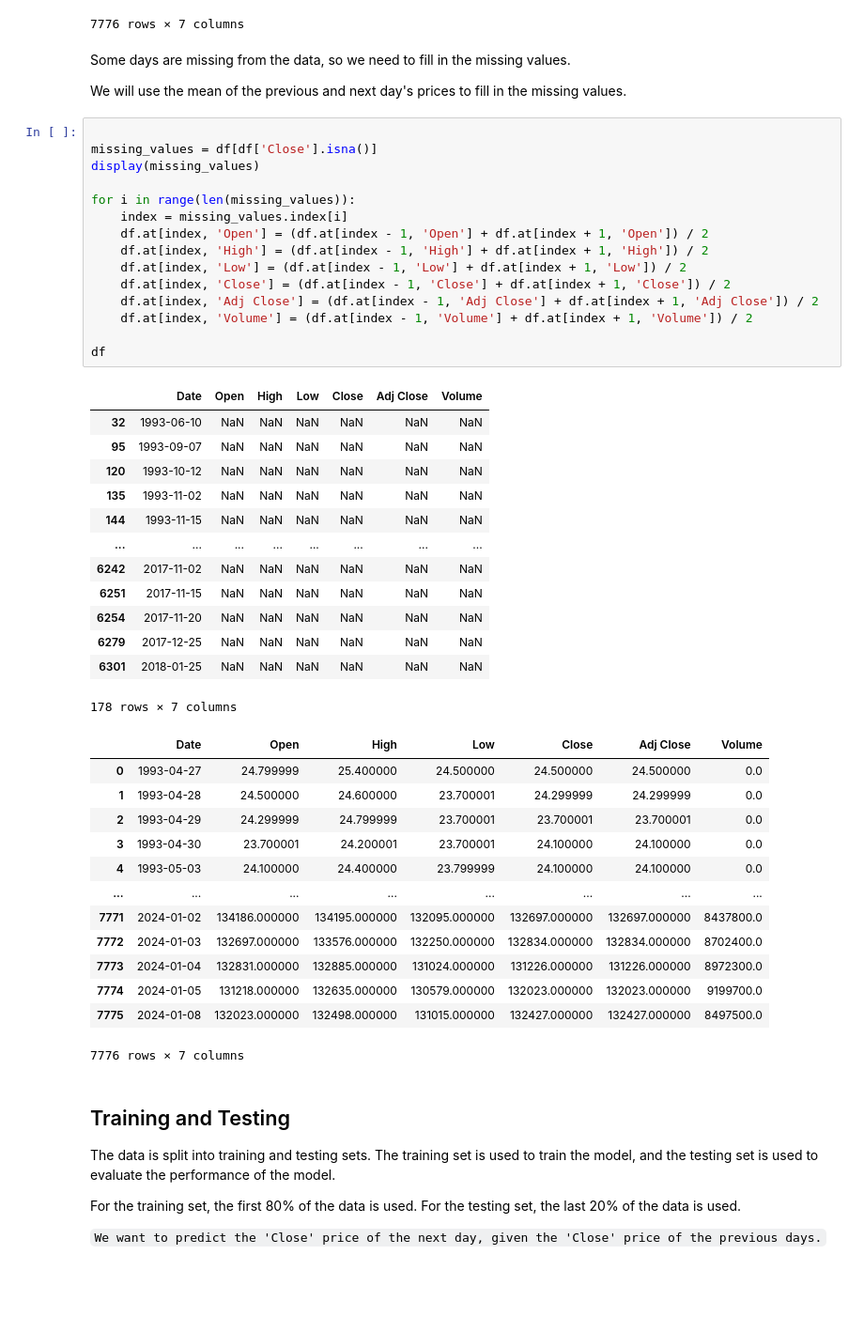
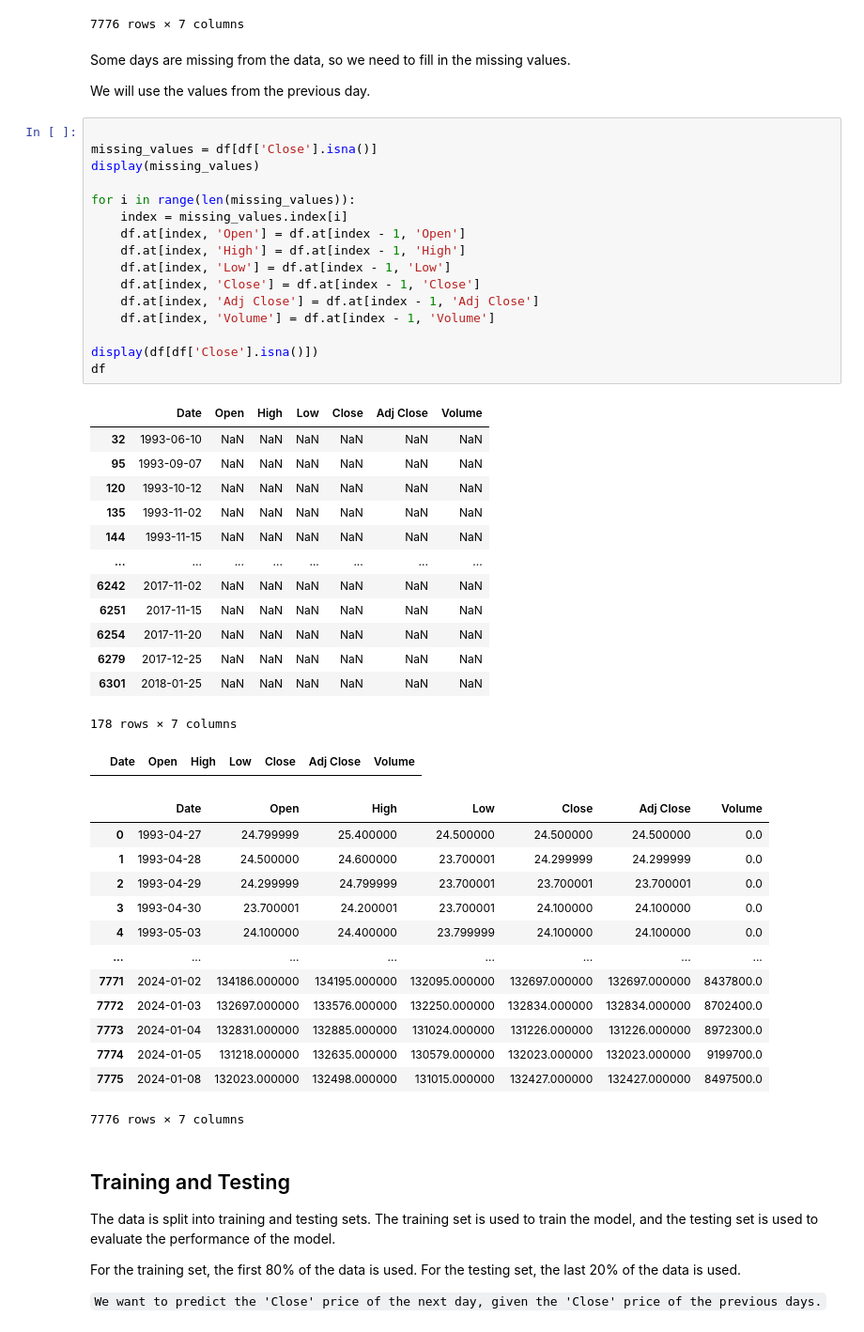
Before and after one commit to Amorim33/lstm-book, a Jupyter notebook: lstm-from-scratch.ipynb, the cells around one changed output. Shown at 94% size. Drawn from its saved outputs; the diff is of its cells as text; blank space fills up the shorter version.

Commit message:
fix: fill missing values with previous day data

```diff
--- a/lstm-from-scratch.ipynb
+++ b/lstm-from-scratch.ipynb
@@ -299,48 +300,50 @@ df
 # %% [markdown]
 Some days are missing from the data, so we need to fill in the missing values.
 
-We will use the mean of the previous and next day's prices to fill in the missing values.
+We will use the values from the previous day.
 # %%
 
 missing_values = df[df['Close'].isna()]
 display(missing_values)
 
 for i in range(len(missing_values)):
     index = missing_values.index[i]
-    df.at[index, 'Open'] = (df.at[index - 1, 'Open'] + df.at[index + 1, 'Open']) / 2
-    df.at[index, 'High'] = (df.at[index - 1, 'High'] + df.at[index + 1, 'High']) / 2
-    df.at[index, 'Low'] = (df.at[index - 1, 'Low'] + df.at[index + 1, 'Low']) / 2
-    df.at[index, 'Close'] = (df.at[index - 1, 'Close'] + df.at[index + 1, 'Close']) / 2
-    df.at[index, 'Adj Close'] = (df.at[index - 1, 'Adj Close'] + df.at[index + 1, 'Adj Close']) / 2
-    df.at[index, 'Volume'] = (df.at[index - 1, 'Volume'] + df.at[index + 1, 'Volume']) / 2
+    df.at[index, 'Open'] = df.at[index - 1, 'Open']
+    df.at[index, 'High'] = df.at[index - 1, 'High']
+    df.at[index, 'Low'] = df.at[index - 1, 'Low']
+    df.at[index, 'Close'] = df.at[index - 1, 'Close']
+    df.at[index, 'Adj Close'] = df.at[index - 1, 'Adj Close']
+    df.at[index, 'Volume'] = df.at[index - 1, 'Volume']
 
+display(df[df['Close'].isna()])
 df
 # %% [output]
 |  | Date | Open | High | Low | Close | Adj Close | Volume |
 | 32 | 1993-06-10 | NaN | NaN | NaN | NaN | NaN | NaN |
 | 95 | 1993-09-07 | NaN | NaN | NaN | NaN | NaN | NaN |
 | 120 | 1993-10-12 | NaN | NaN | NaN | NaN | NaN | NaN |
 | 135 | 1993-11-02 | NaN | NaN | NaN | NaN | NaN | NaN |
 | 144 | 1993-11-15 | NaN | NaN | NaN | NaN | NaN | NaN |
 | ... | ... | ... | ... | ... | ... | ... | ... |
 | 6242 | 2017-11-02 | NaN | NaN | NaN | NaN | NaN | NaN |
 | 6251 | 2017-11-15 | NaN | NaN | NaN | NaN | NaN | NaN |
 | 6254 | 2017-11-20 | NaN | NaN | NaN | NaN | NaN | NaN |
 | 6279 | 2017-12-25 | NaN | NaN | NaN | NaN | NaN | NaN |
 | 6301 | 2018-01-25 | NaN | NaN | NaN | NaN | NaN | NaN |
 178 rows × 7 columns
 |  | Date | Open | High | Low | Close | Adj Close | Volume |
-| 0 | 1993-04-27 | 24.799999 | 25.400000 | 24.500000 | 24.500000 | 24.500000 | 0.0 |
-| 1 | 1993-04-28 | 24.500000 | 24.600000 | 23.700001 | 24.299999 | 24.299999 | 0.0 |
-| 2 | 1993-04-29 | 24.299999 | 24.799999 | 23.700001 | 23.700001 | 23.700001 | 0.0 |
-| 3 | 1993-04-30 | 23.700001 | 24.200001 | 23.700001 | 24.100000 | 24.100000 | 0.0 |
-| 4 | 1993-05-03 | 24.100000 | 24.400000 | 23.799999 | 24.100000 | 24.100000 | 0.0 |
-| ... | ... | ... | ... | ... | ... | ... | ... |
-| 7771 | 2024-01-02 | 134186.000000 | 134195.000000 | 132095.000000 | 132697.000000 | 132697.000000 | 8437800.0 |
-| 7772 | 2024-01-03 | 132697.000000 | 133576.000000 | 132250.000000 | 132834.000000 | 132834.000000 | 8702400.0 |
-| 7773 | 2024-01-04 | 132831.000000 | 132885.000000 | 131024.000000 | 131226.000000 | 131226.000000 | 8972300.0 |
-| 7774 | 2024-01-05 | 131218.000000 | 132635.000000 | 130579.000000 | 132023.000000 | 132023.000000 | 9199700.0 |
-| 7775 | 2024-01-08 | 132023.000000 | 132498.000000 | 131015.000000 | 132427.000000 | 132427.000000 | 8497500.0 |
+|  | Date | Open | High | Low | Close | Adj Close | Volume |
+| 0 | 1993-04-27 | 24.799999 | 25.400000 | 24.500000 | 24.500000 | 24.500000 | 0.0 |
+| 1 | 1993-04-28 | 24.500000 | 24.600000 | 23.700001 | 24.299999 | 24.299999 | 0.0 |
+| 2 | 1993-04-29 | 24.299999 | 24.799999 | 23.700001 | 23.700001 | 23.700001 | 0.0 |
+| 3 | 1993-04-30 | 23.700001 | 24.200001 | 23.700001 | 24.100000 | 24.100000 | 0.0 |
+| 4 | 1993-05-03 | 24.100000 | 24.400000 | 23.799999 | 24.100000 | 24.100000 | 0.0 |
+| ... | ... | ... | ... | ... | ... | ... | ... |
+| 7771 | 2024-01-02 | 134186.000000 | 134195.000000 | 132095.000000 | 132697.000000 | 132697.000000 | 8437800.0 |
+| 7772 | 2024-01-03 | 132697.000000 | 133576.000000 | 132250.000000 | 132834.000000 | 132834.000000 | 8702400.0 |
+| 7773 | 2024-01-04 | 132831.000000 | 132885.000000 | 131024.000000 | 131226.000000 | 131226.000000 | 8972300.0 |
+| 7774 | 2024-01-05 | 131218.000000 | 132635.000000 | 130579.000000 | 132023.000000 | 132023.000000 | 9199700.0 |
+| 7775 | 2024-01-08 | 132023.000000 | 132498.000000 | 131015.000000 | 132427.000000 | 132427.000000 | 8497500.0 |
 7776 rows × 7 columns
 # %% [markdown]
 ## Training and Testing
```
Also changed, not shown: parts of 2 cells of this notebook.
